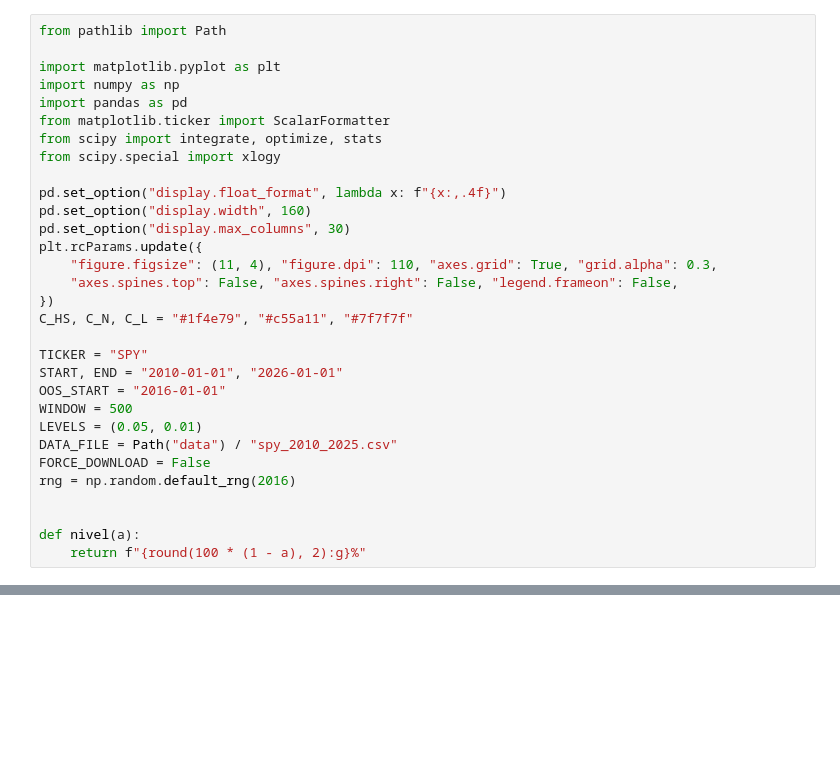
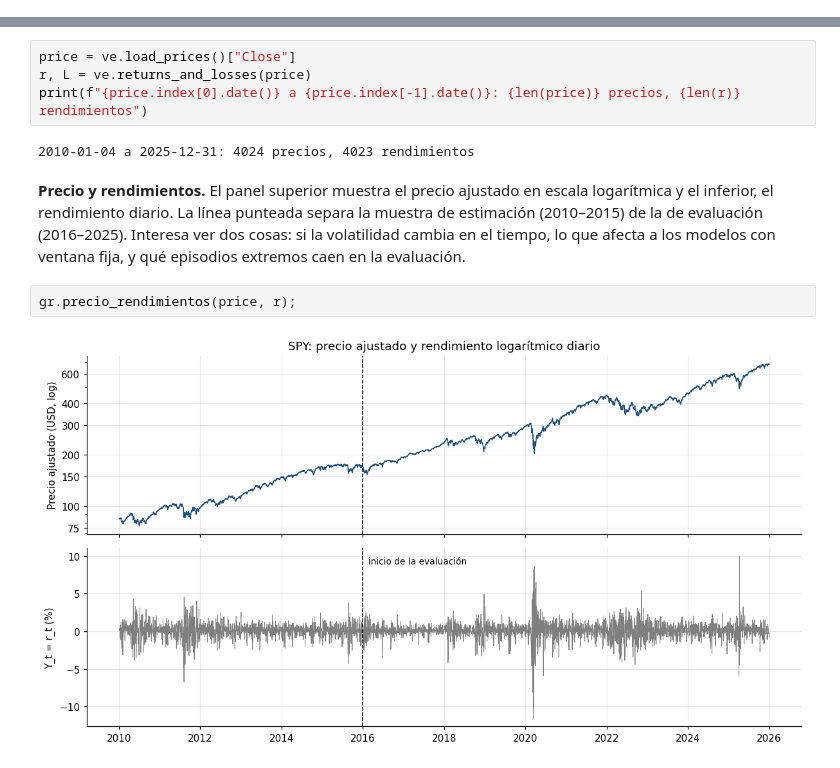
Before and after one commit to Joan-Robles/fissler-ziegel-2016, a Jupyter notebook: var_es_fissler_ziegel.ipynb, the cells around one changed output, grey strips where cells are left out. Cells and saved outputs as stored; diff of their text form; blank space fills up the shorter version.

```diff
--- a/var_es_fissler_ziegel.ipynb
+++ b/var_es_fissler_ziegel.ipynb
@@ -40,31 +0,0 @@ En todo el notebook, $\alpha$ es la probabilidad de cola: la tasa de excepciones
-# %%
-from pathlib import Path
-
-import matplotlib.pyplot as plt
-import numpy as np
-import pandas as pd
-from matplotlib.ticker import ScalarFormatter
-from scipy import integrate, optimize, stats
-from scipy.special import xlogy
-
-pd.set_option("display.float_format", lambda x: f"{x:,.4f}")
-pd.set_option("display.width", 160)
-pd.set_option("display.max_columns", 30)
-plt.rcParams.update({
-    "figure.figsize": (11, 4), "figure.dpi": 110, "axes.grid": True, "grid.alpha": 0.3,
-    "axes.spines.top": False, "axes.spines.right": False, "legend.frameon": False,
-})
-C_HS, C_N, C_L = "#1f4e79", "#c55a11", "#7f7f7f"
-
-TICKER = "SPY"
-START, END = "2010-01-01", "2026-01-01"
-OOS_START = "2016-01-01"
-WINDOW = 500
-LEVELS = (0.05, 0.01)
-DATA_FILE = Path("data") / "spy_2010_2025.csv"
-FORCE_DOWNLOAD = False
-rng = np.random.default_rng(2016)
-
-
-def nivel(a):
-    return f"{round(100 * (1 - a), 2):g}%"
@@ -1737,0 +30,12 @@ En resumen, la identificabilidad resuelve la estimación por momentos y el backt
+# %%
+price = ve.load_prices()["Close"]
+r, L = ve.returns_and_losses(price)
+print(f"{price.index[0].date()} a {price.index[-1].date()}: {len(price)} precios, {len(r)} rendimientos")
+# %% [output]
+2010-01-04 a 2025-12-31: 4024 precios, 4023 rendimientos
+# %% [markdown]
+**Precio y rendimientos.** El panel superior muestra el precio ajustado en escala logarítmica y el inferior, el rendimiento diario. La línea punteada separa la muestra de estimación (2010–2015) de la de evaluación (2016–2025). Interesa ver dos cosas: si la volatilidad cambia en el tiempo, lo que afecta a los modelos con ventana fija, y qué episodios extremos caen en la evaluación.
+# %%
+gr.precio_rendimientos(price, r);
+# %% [output]
+[figure, added]
```
Also changed, not shown: parts of 173 cells of this notebook, 6 other files.
